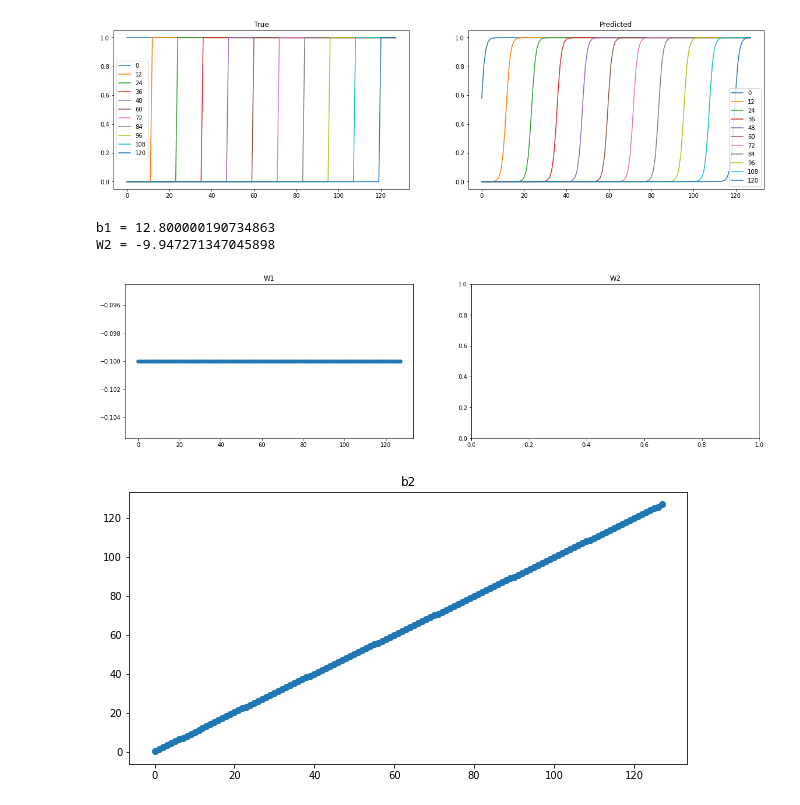
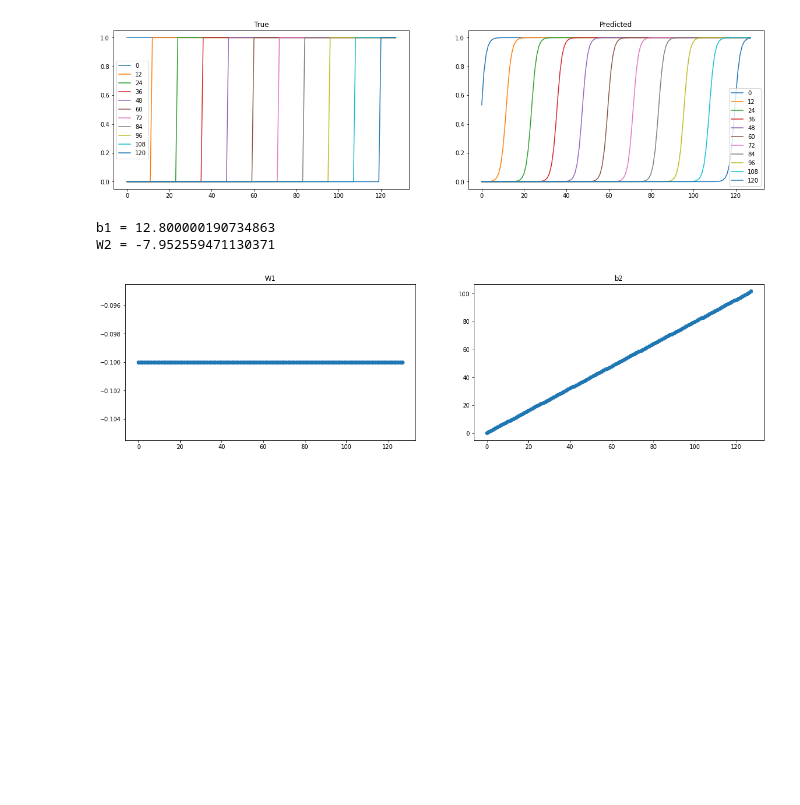
Before and after one commit to Helene-Maxcici/Autoencoder-Study, a Jupyter notebook: AE_2 layers_1 hidden neuron.ipynb, the cells around one changed output. Saved outputs shown, nothing was run; the diff lists cells and outputs as text; code cells hidden in the pictures; blank space fills up the shorter version.

```diff
--- a/AE_2 layers_1 hidden neuron.ipynb
+++ b/AE_2 layers_1 hidden neuron.ipynb
@@ -179,12 +169,12 @@ class AutoEncoder():
     #self.w.requires_grad = True
 
     #self.W2 = -torch.randn(n_out, n_h1, dtype= torch.float)
-    self.W2 =  -torch.ones(1, 1, dtype=torch.float)*10
+    self.W2 =  -torch.ones(1, 1, dtype=torch.float)
     self.W2.requires_grad = True
 
-    #self.b2 = torch.randn(n_out, 1, dtype= torch.float)*0.1
+    self.b2 = torch.randn(n_out, 1, dtype= torch.float)*0.1
     #self.b2 = torch.ones(n_out, 1, dtype= torch.float)
-    self.b2 = torch.unsqueeze(torch.arange(0,128, dtype= torch.float),1)
+    #self.b2 = torch.unsqueeze(torch.arange(0,128, dtype= torch.float),1)*5
     self.b2.requires_grad = True
 
     # Activations
@@ -344,24 +336,24 @@ axes[1].legend()
 # %%
 # Analysing the weights
 
 plt.figure(figsize= (20,5))
 
 plt.subplot(121)
 plt.scatter(np.arange(128), ae.W1.detach().numpy()[0])
 plt.title("W1")
 
+#plt.subplot(122)
+#plt.scatter(np.arange(128), ae.W2.detach().numpy())
+#plt.title("W2")
+
+#plt.figure(figsize = (10,5))
 plt.subplot(122)
-#plt.scatter(np.arange(128), ae.W2.detach().numpy())
-plt.title("W2")
-
-plt.figure(figsize = (10,5))
 plt.scatter(np.arange(128), ae.b2.detach().numpy())
 plt.title("b2")
 
 print(f"b1 = {ae.b1.item()}")
 print(f"W2 = {ae.W2.item()}")
 # %% [output]
 b1 = 12.800000190734863
-W2 = -9.947271347045898
+W2 = -7.952559471130371
-[figure, old version]
+[figure, new version]
-[figure, removed]
```
Also changed, not shown: parts of 14 cells of this notebook.
